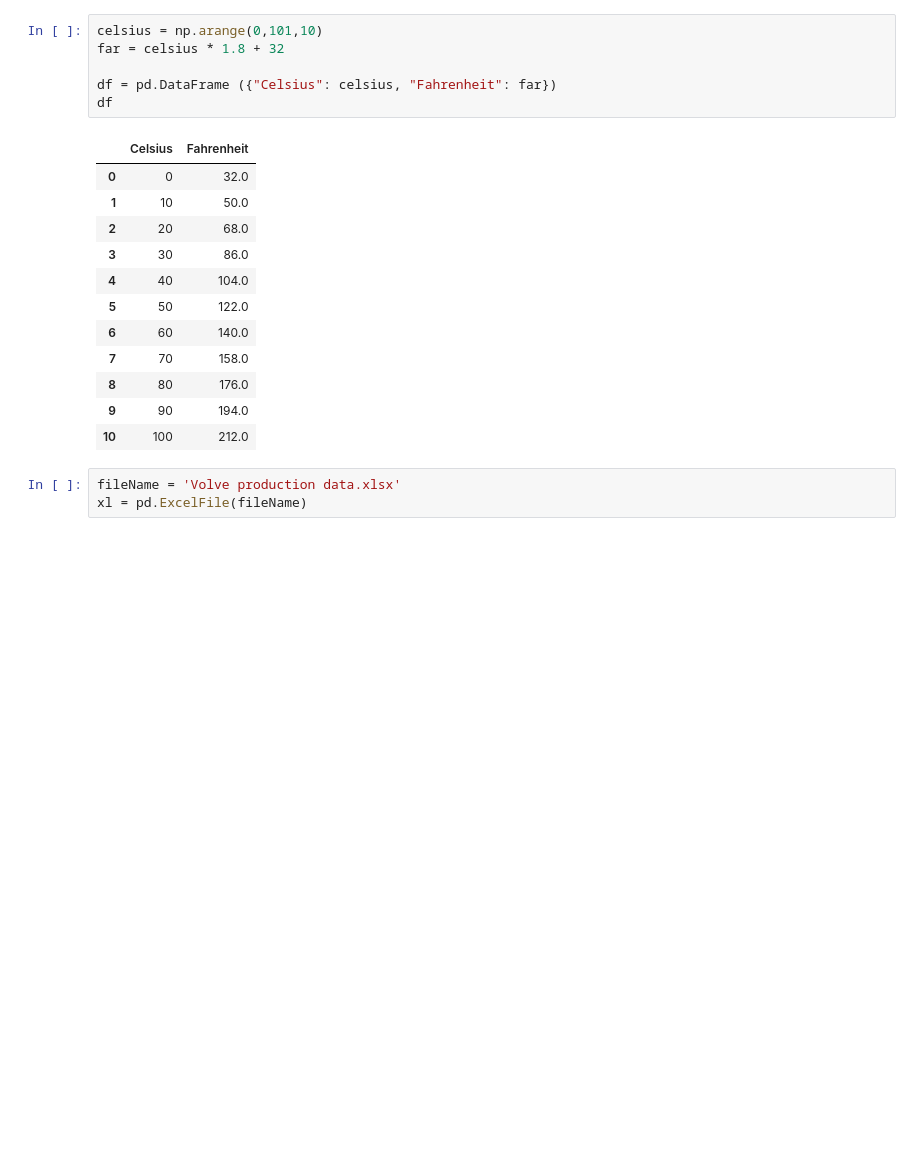
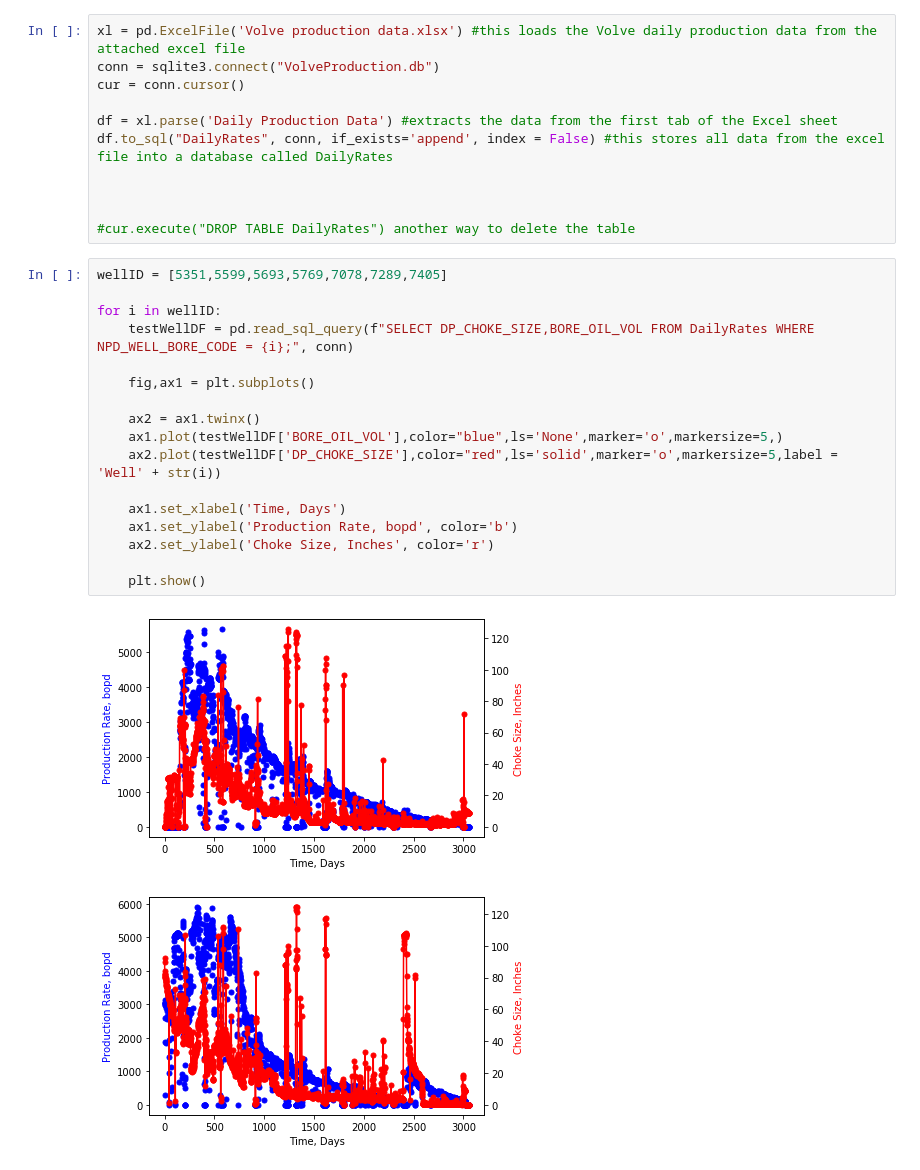
Before and after one commit to joeyurso/pete-2061, a Jupyter notebook: Urso.ipynb, the cells around one changed output. Saved outputs shown, nothing was run; the diff lists cells and outputs as text; blank space fills up the shorter version.

```diff
--- a/Urso.ipynb
+++ b/Urso.ipynb
@@ -4,22 +6,31 @@ import numpy as np
-# %%
-celsius = np.arange(0,101,10)
-far = celsius * 1.8 + 32
-
-df = pd.DataFrame ({"Celsius": celsius, "Fahrenheit": far})
-df
-# %% [output]
-|  | Celsius | Fahrenheit |
-| 0 | 0 | 32.0 |
-| 1 | 10 | 50.0 |
-| 2 | 20 | 68.0 |
-| 3 | 30 | 86.0 |
-| 4 | 40 | 104.0 |
-| 5 | 50 | 122.0 |
-| 6 | 60 | 140.0 |
-| 7 | 70 | 158.0 |
-| 8 | 80 | 176.0 |
-| 9 | 90 | 194.0 |
-| 10 | 100 | 212.0 |
-# %%
-fileName = 'Volve production data.xlsx'
-xl = pd.ExcelFile(fileName)
+# %%
+xl = pd.ExcelFile('Volve production data.xlsx') #this loads the Volve daily production data from the attached excel file
+conn = sqlite3.connect("VolveProduction.db")
+cur = conn.cursor()
+
+df = xl.parse('Daily Production Data') #extracts the data from the first tab of the Excel sheet
+df.to_sql("DailyRates", conn, if_exists='append', index = False) #this stores all data from the excel file into a database called DailyRates
+
+
+
+#cur.execute("DROP TABLE DailyRates") another way to delete the table
+# %%
+wellID = [5351,5599,5693,5769,7078,7289,7405]
+
+for i in wellID:
+    testWellDF = pd.read_sql_query(f"SELECT DP_CHOKE_SIZE,BORE_OIL_VOL FROM DailyRates WHERE NPD_WELL_BORE_CODE = {i};", conn)
+
+    fig,ax1 = plt.subplots()
+
+    ax2 = ax1.twinx()
+    ax1.plot(testWellDF['BORE_OIL_VOL'],color="blue",ls='None',marker='o',markersize=5,)
+    ax2.plot(testWellDF['DP_CHOKE_SIZE'],color="red",ls='solid',marker='o',markersize=5,label = 'Well' + str(i))
+
+    ax1.set_xlabel('Time, Days')
+    ax1.set_ylabel('Production Rate, bopd', color='b')
+    ax2.set_ylabel('Choke Size, Inches', color='r')
+
+    plt.show()
+# %% [output]
+[figure, added]
+[figure, added]
```
Also changed, not shown: parts of 2 cells of this notebook.
